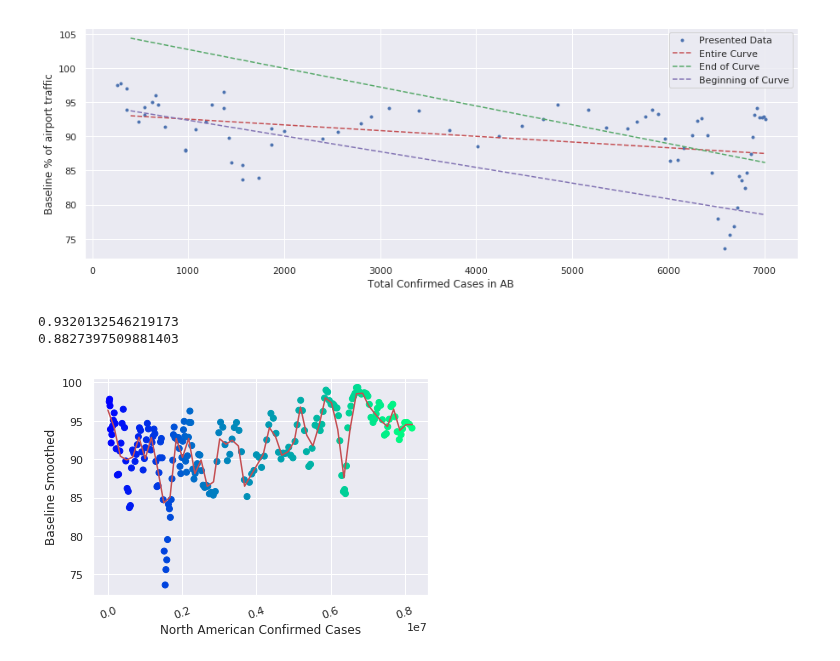
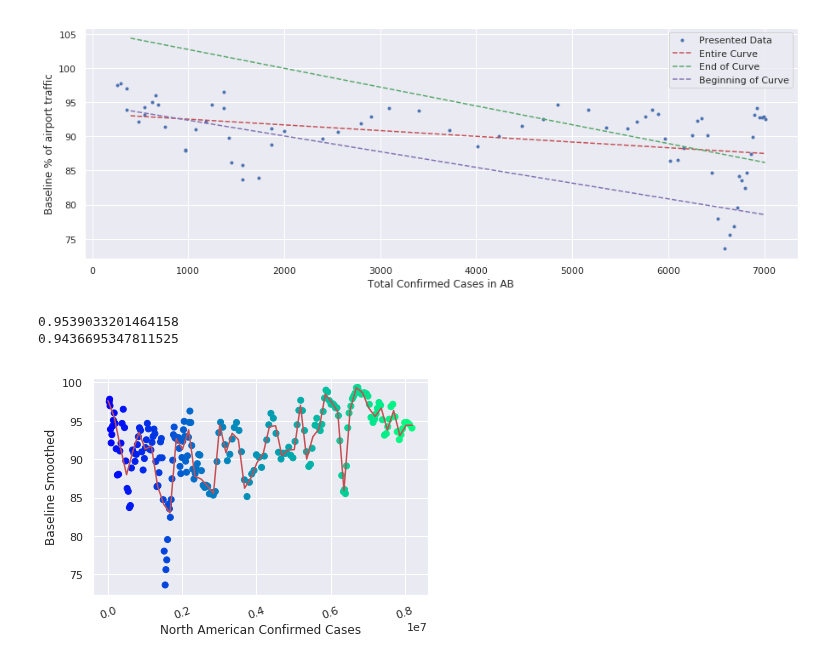
Before and after one commit to clement-ip/covid-airport-travel, a Jupyter notebook: analyzeYEG.ipynb, the cells around one changed output. Cells and saved outputs as stored; diff of their text form; code cells hidden in the pictures.

```diff
--- a/analyzeYEG.ipynb
+++ b/analyzeYEG.ipynb
@@ -222,29 +222,29 @@ plt.legend()
 # %%
 # This is to make sure both yeg and naCases start and end on the same dates
 if (yeg.count().loc['Date'] != naCases.count().loc['Date']):
     na = naCases[["Date","Confirmed","New"]].join(yeg[["Date","PercentOfBaseline","Baseline_smooth"]].set_index('Date'), on='Date')
     na = na.dropna()
 
 plt.scatter(na['Confirmed'],na['Baseline_smooth'],c=na['Date'],cmap='winter' )
 plt.xlabel("North American Confirmed Cases")
 plt.xticks(rotation=20)
 plt.ylabel("Baseline Smoothed")
 
 X = np.stack([na['Confirmed']], axis =1)
 X_train,X_valid,y_train,y_valid = train_test_split(X,np.stack([na['Baseline_smooth']], axis =1))
 
 poly_regress = make_pipeline(
     MinMaxScaler(),
-    KNeighborsRegressor(3)
+    KNeighborsRegressor(2)
 )
 poly_regress.fit(X_train, y_train)
 
 linearX = np.stack([np.linspace(0,8200000)],axis=1)
 
 plt.plot(linearX, poly_regress.predict(linearX), 'r-')
 print(poly_regress.score(X_train,y_train))
 print(poly_regress.score(X_valid,y_valid))
 # %% [output]
-0.9320132546219173
-0.8827397509881403
+0.9539033201464158
+0.9436695347811525
-[figure, old version]
+[figure, new version]
```
Also changed, not shown: parts of 2 cells of this notebook, 1 other file.
